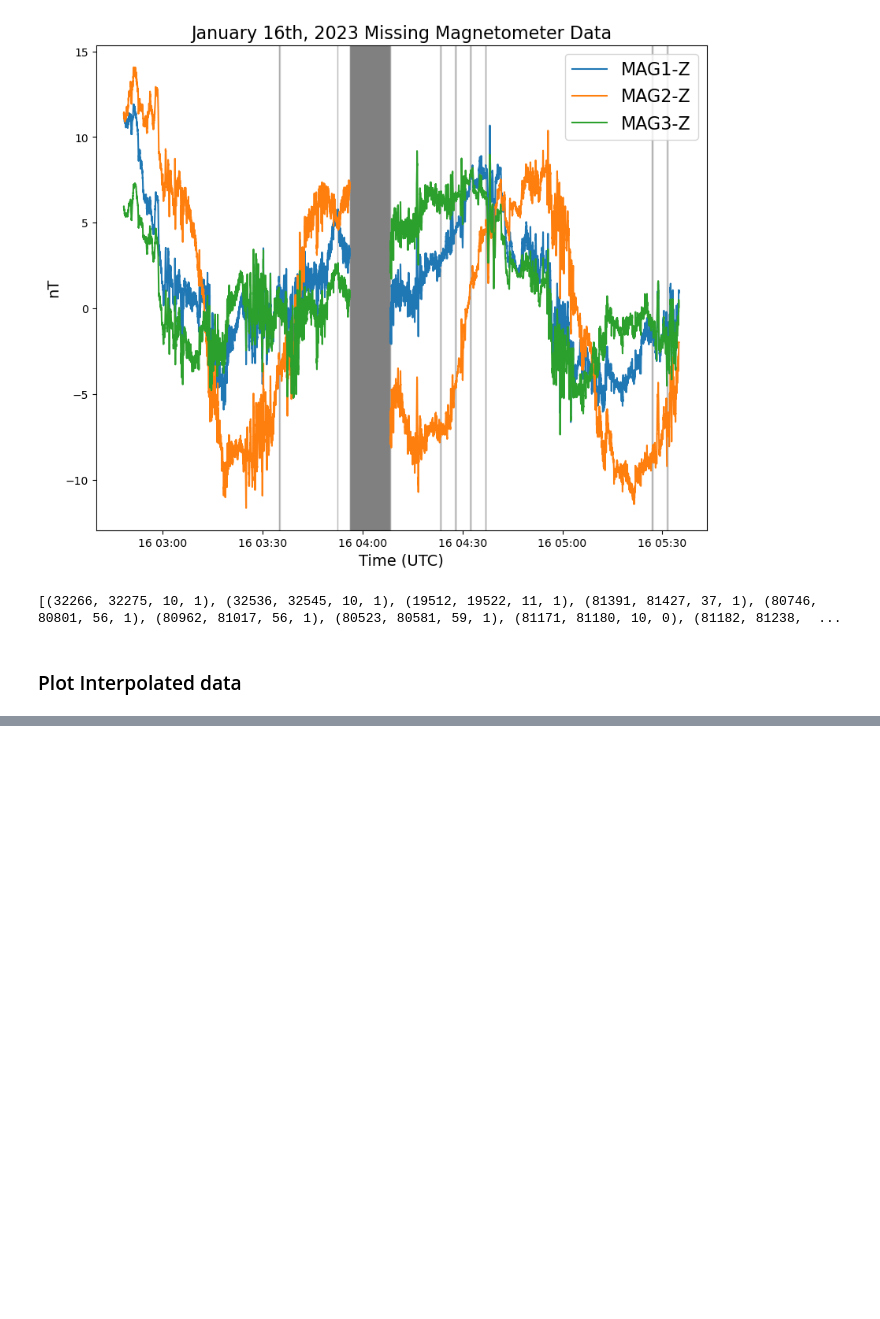
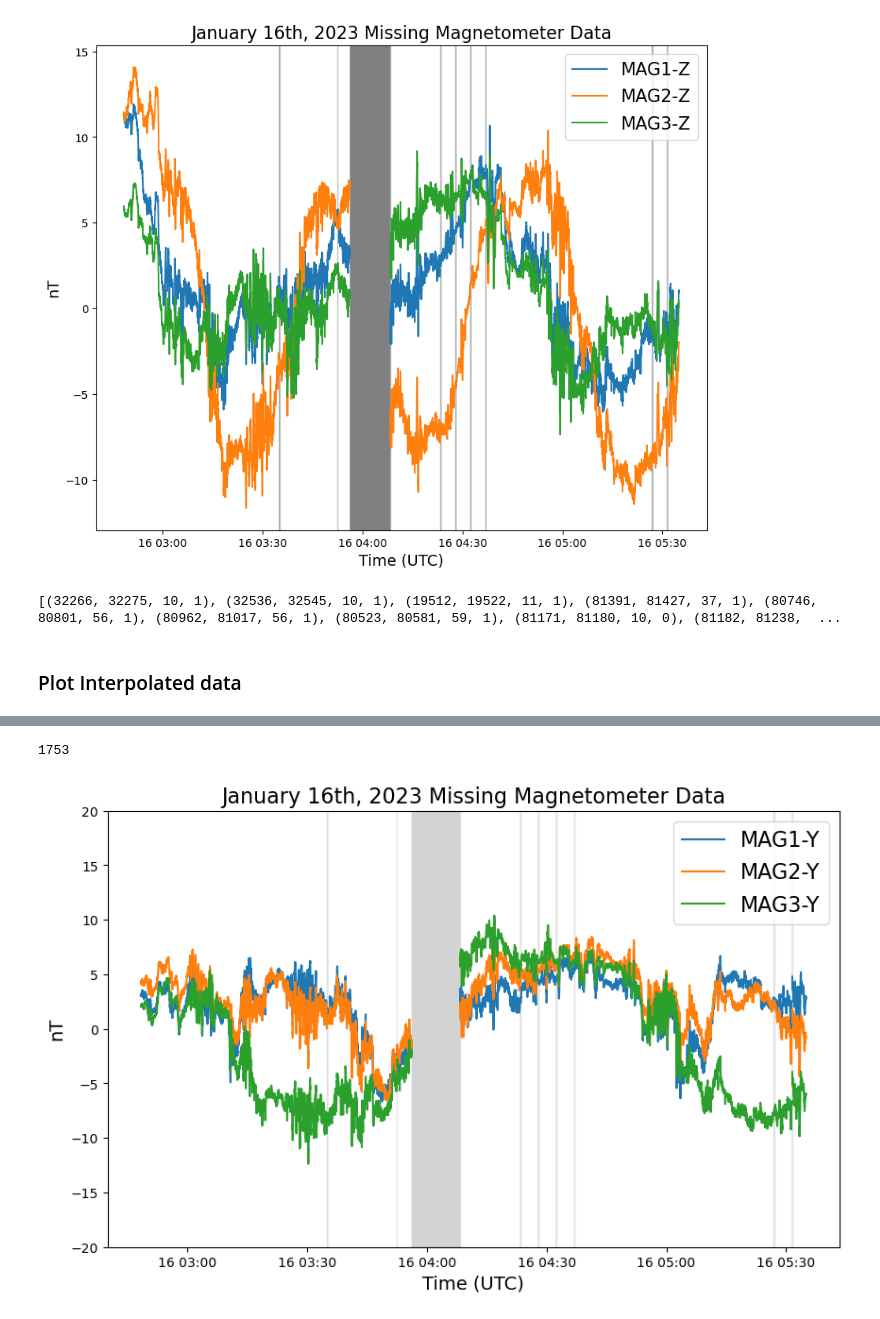
Before and after one commit to aphoffmann/MAGPRIME, a Jupyter notebook: magprime/examples/KPLO_Interpolation.ipynb, the cells around one changed output, grey strips where cells are left out. Cells and saved outputs as stored; diff of their text form; code cells hidden in the pictures; blank space fills up the shorter version.

```diff
--- a/magprime/examples/KPLO_Interpolation.ipynb
+++ b/magprime/examples/KPLO_Interpolation.ipynb
@@ -236,11 +172,12 @@ axs.legend(loc=1, fontsize=16)
 # %%
+
 fig, axs = plt.subplots(1, 1, figsize=(10, 8))
-th_start = 2276; th_end = 4603
+gap_indices = np.where(g == 0)[0]
 for idx in gap_indices:
-    axs.axvspan(t[10000 + idx], t[10000 + idx + 1], color='lightgrey', alpha=0.1)
+    axs.axvspan(t[0 + idx], t[0 + idx + 1], color='lightgrey', alpha=0.1)
 
 #axs.plot(t[10000:20000], B_interpolated[:,0,10000:20000].T, label=["MAG1-Z", "MAG2-Z", "MAG3-Z"])
-axs.plot(t[10000:20000], B_WAICUP[0,10000:20000])
-axs.plot(themis_t[th_start:th_end], B_th[0,th_start:th_end], label="THEMIS-Z")
+axs.plot(t, B_WAICUP[1])
+axs.plot(themis_t, B_th[1], label="THEMIS-Z")
 # %% [output]
 [<matplotlib.lines.Line2D at 0x...>]
@@ -247,0 +184,12 @@ axs.plot(themis_t[th_start:th_end], B_th[0,th_start:th_end], label="THEMIS-Z")
+# %%
+fig, axs = plt.subplots(1, 1, figsize=(10, 8))
+th_start = 2276; th_end = 4603
+gap_indices = np.where(g == 0)[0]
+for idx in gap_indices:
+    axs.axvspan(t[0 + idx], t[0 + idx + 1], color='lightgrey', alpha=0.1)
+
+axs.plot(t, B_interpolated[2,2], label=["MAG2-Z"])
+axs.plot(t, B_WAICUP[1], label="WAIC-UP Y")
+axs.plot(themis_t, B_th[1], label="THEMIS-Y")
+axs.legend(loc=1, fontsize=16)
+axs.set_title("Y-axis", fontsize=16)
@@ -247,0 +202,19 @@ axs.plot(themis_t[th_start:th_end], B_th[0,th_start:th_end], label="THEMIS-Z")
+# %%
+t_start = 86400
+fig, axs = plt.subplots(1, 1, figsize=(10, 6), sharex=True, sharey=True)
+axs.set_title("January 16th, 2023 Missing Magnetometer Data", fontsize=16)
+axs.plot(t[10000+t_start:20000+t_start], B[:,1,10000+t_start:20000+t_start].T, label=["MAG1-Y", "MAG2-Y", "MAG3-Y"])
+axs.set_ylim(-20, 20)
+plt.xlabel("Time (UTC)", fontsize=14)
+plt.ylabel("nT", fontsize=14)
+plt.legend(loc=1, fontsize=16)
+
+gap_indices = np.where(g[10000+t_start:20000+t_start] == 0)[0]
+
+for idx in gap_indices:
+    axs.axvspan(t[10000+t_start + idx], t[10000+t_start + idx + 1], color='lightgrey', alpha=0.1)
+
+print(np.sum(g == 0))
+# %% [output]
+1753
+[figure, added]
```
Also changed, not shown: parts of 15 cells of this notebook.
